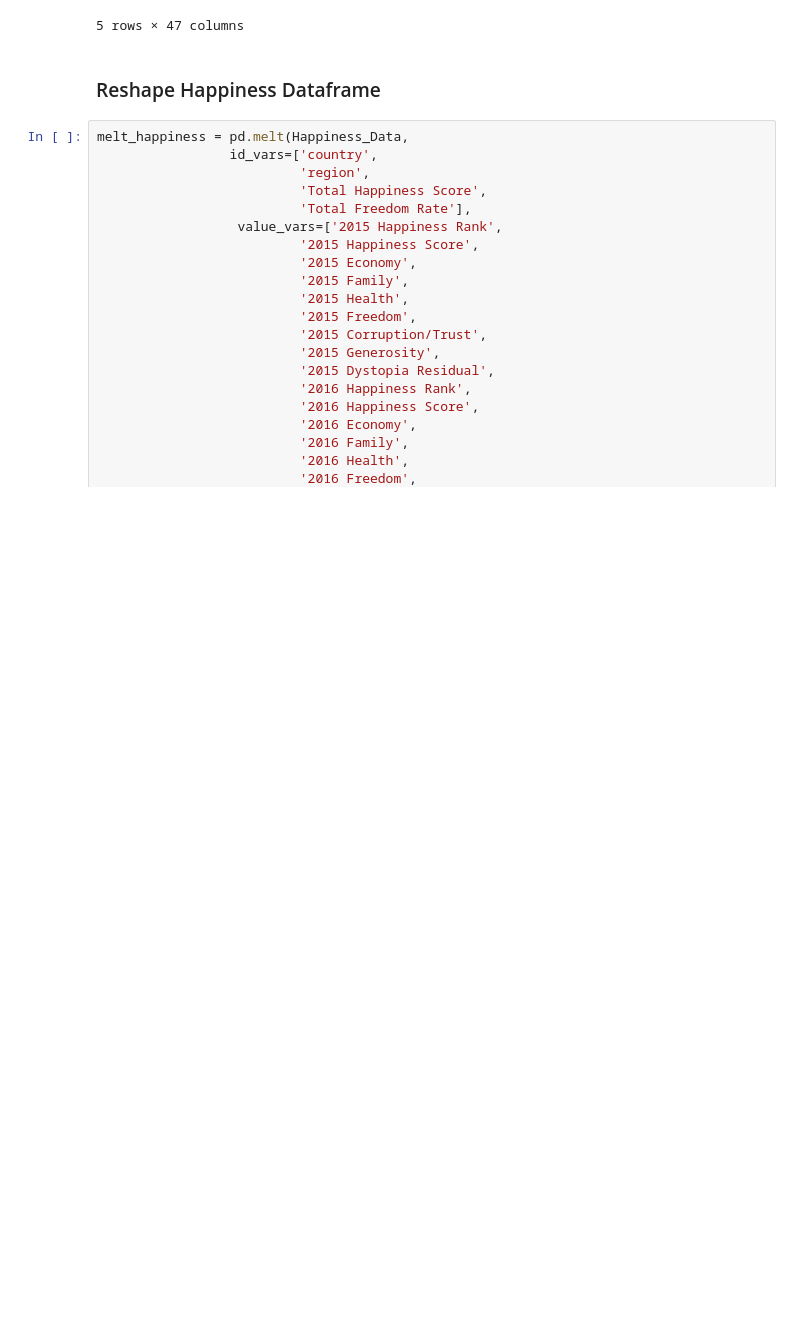
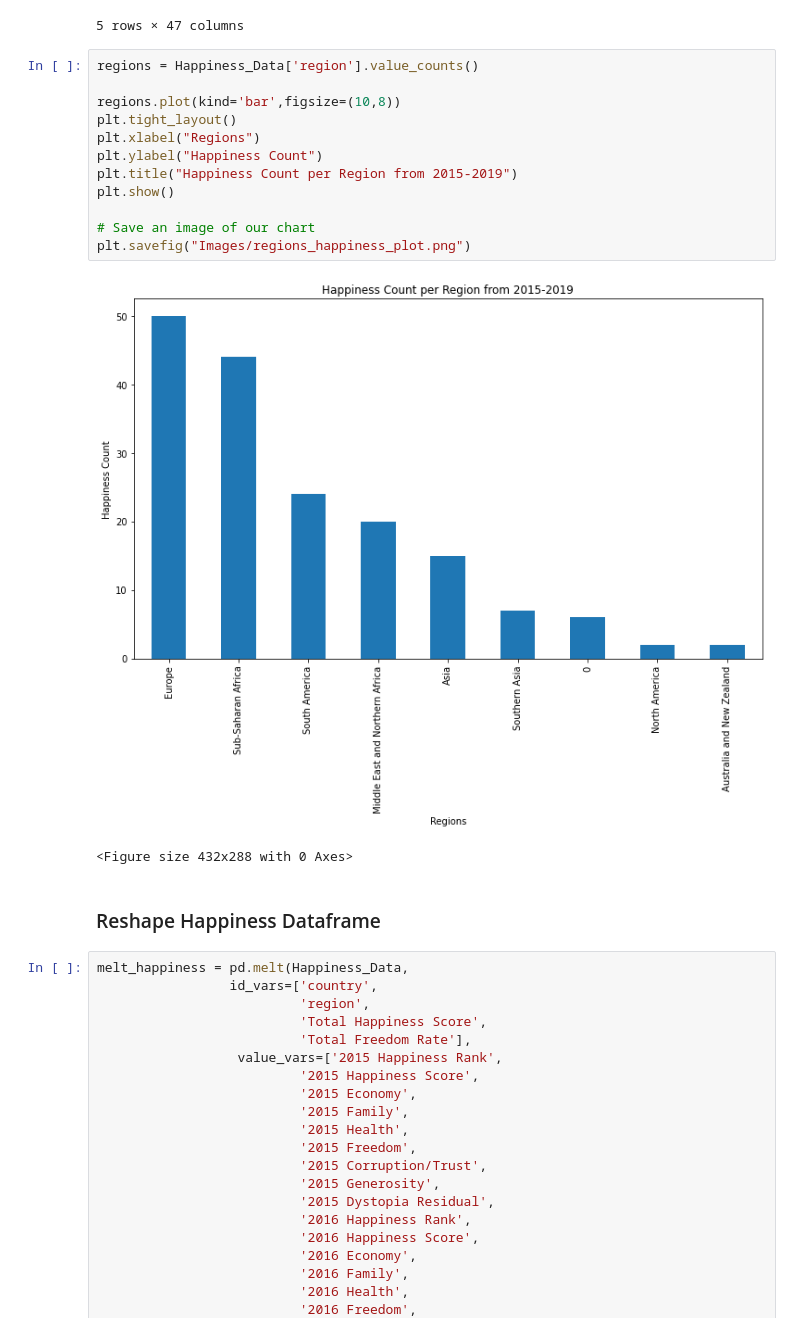
Before and after one commit to jeosqueri/Protest-Happiness-Analysis, a Jupyter notebook: Protest_For_Happiness_Project.ipynb, the cells around one changed output. Saved outputs shown, nothing was run; the diff lists cells and outputs as text; blank space fills up the shorter version.

```diff
--- a/Protest_For_Happiness_Project.ipynb
+++ b/Protest_For_Happiness_Project.ipynb
@@ -292,6 +292,21 @@ Happiness_Data.head()
 | 3 | Norway | Europe | 37.705 | 3.190243 | 4 | 7.522 | ... |
 | 4 | Canada | North America | 36.753 | 3.054771 | 5 | 7.427 | ... |
 5 rows × 47 columns
+# %%
+regions = Happiness_Data['region'].value_counts()
+
+regions.plot(kind='bar',figsize=(10,8))
+plt.tight_layout()
+plt.xlabel("Regions")
+plt.ylabel("Happiness Count")
+plt.title("Happiness Count per Region from 2015-2019")
+plt.show()
+
+# Save an image of our chart
+plt.savefig("Images/regions_happiness_plot.png")
+# %% [output]
+[figure, added]
+<Figure size 432x288 with 0 Axes>
 # %% [markdown]
 ### Reshape Happiness Dataframe
 # %%
```
Also changed, not shown: parts of 3 cells of this notebook, 2 other files.
